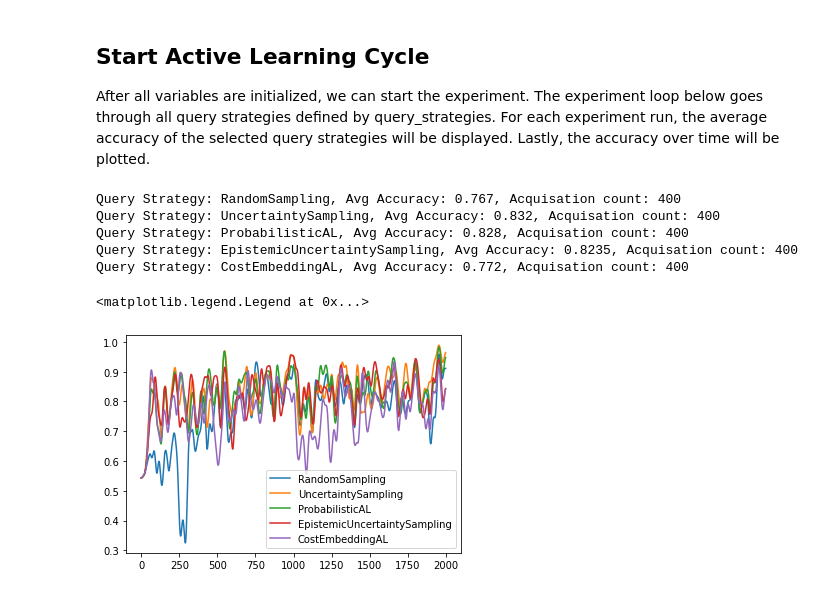
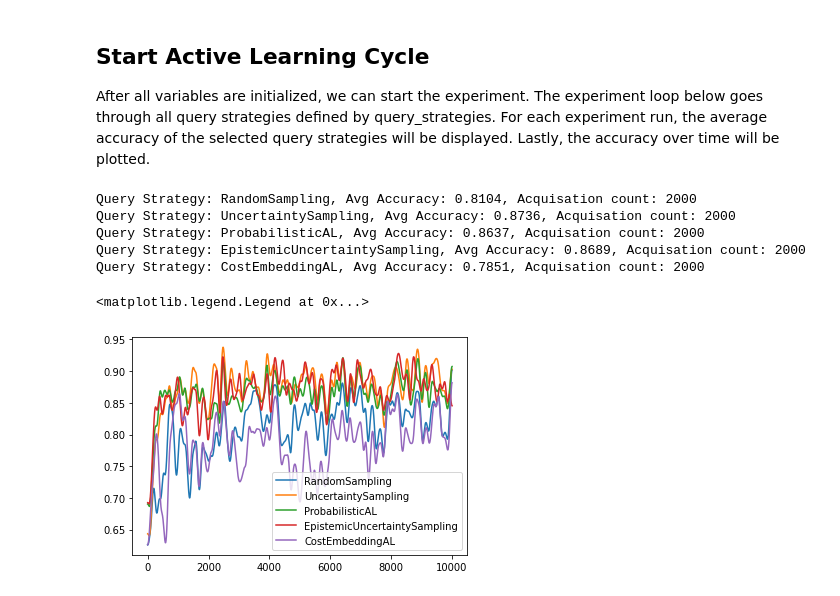
Before and after one commit to scikit-activeml/scikit-activeml, a Jupyter notebook: tutorials/21_stream_batch_with_pool_al.ipynb, the cells around one changed output. Cells and saved outputs as stored; diff of their text form; code cells hidden in the pictures.

```diff
--- a/tutorials/21_stream_batch_with_pool_al.ipynb
+++ b/tutorials/21_stream_batch_with_pool_al.ipynb
@@ -17,9 +17,9 @@ Before the experiments can start, we need to construct a random data set. For th
 # number of instances that are provided to the classifier
 init_train_length = 10
 # the length of the data stream
-stream_length = 2000
+stream_length = 10000
 # the size of the sliding window that limits the training data
-training_size = 500
+training_size = 1000
 # define the size for each batch
 stream_batch_size = 10
 # define the number of acquisitions within a batch
@@ -74,37 +74,37 @@ for query_strategy_name, query_strategy in query_strategies.items():
         # initialize the list that stores the result of the classifier's prediction
         correct_classifications = []
         count = 0
         for t in range(len(X_init)-1, len(X)-1, stream_batch_size):
             # create batch samples
             index_cand = np.arange(t, t+stream_batch_size)
             X_cand = X[index_cand]
             y_cand_true = y[index_cand]
             # add X_cand to X_train
             X_train = np.concatenate([X_train, X_cand])
             # initialize new y_cand with MISSING_LABEL
             y_cand = np.full(shape=y_cand_true.shape, fill_value=MISSING_LABEL)
             # add labels to y_train
             y_train = np.concatenate([y_train, y_cand])
             correct_classifications.extend(clf.predict(X_cand) == y_cand_true)
             X_train_array = np.array(X_train).reshape([len(X_train), X_cand.shape[1]])
             # train the classifier
             clf.fit(X_train, y_train)
             # check whether to sample the instance or not. call_func is used since a classifier is not needed for RandomSampling
             sampled_indices = call_func(query_strategy.query, candidates=index_cand, clf=clf, X=X_train_array, y=y_train, batch_size=query_batch_size, fit_clf=False)
             # count the number of queries
             count += len(sampled_indices)
             # set queried y_cand to true label
             y_train[sampled_indices] = y_cand_true[[s-len(y_train)+stream_batch_size for s in sampled_indices]]
         # calculate and show the average accuracy
         print(f"Query Strategy: {query_strategy_name}, Avg Accuracy: {np.mean(correct_classifications)}, Acquisation count:", count)
         # smoothing the accuracy for plotting
-        plt.plot(gaussian_filter1d(np.array(correct_classifications, dtype=float), 10), label=query_strategy_name)
+        plt.plot(gaussian_filter1d(np.array(correct_classifications, dtype=float), 50), label=query_strategy_name)
 plt.legend()
 # %% [output]
-Query Strategy: RandomSampling, Avg Accuracy: 0.767, Acquisation count: 400
-Query Strategy: UncertaintySampling, Avg Accuracy: 0.832, Acquisation count: 400
-Query Strategy: ProbabilisticAL, Avg Accuracy: 0.828, Acquisation count: 400
-Query Strategy: EpistemicUncertaintySampling, Avg Accuracy: 0.8235, Acquisation count: 400
-Query Strategy: CostEmbeddingAL, Avg Accuracy: 0.772, Acquisation count: 400
+Query Strategy: RandomSampling, Avg Accuracy: 0.8104, Acquisation count: 2000
+Query Strategy: UncertaintySampling, Avg Accuracy: 0.8736, Acquisation count: 2000
+Query Strategy: ProbabilisticAL, Avg Accuracy: 0.8637, Acquisation count: 2000
+Query Strategy: EpistemicUncertaintySampling, Avg Accuracy: 0.8689, Acquisation count: 2000
+Query Strategy: CostEmbeddingAL, Avg Accuracy: 0.7851, Acquisation count: 2000
 <matplotlib.legend.Legend at 0x...>
-[figure, old version]
+[figure, new version]
```
Also changed, not shown: 1 other file.
